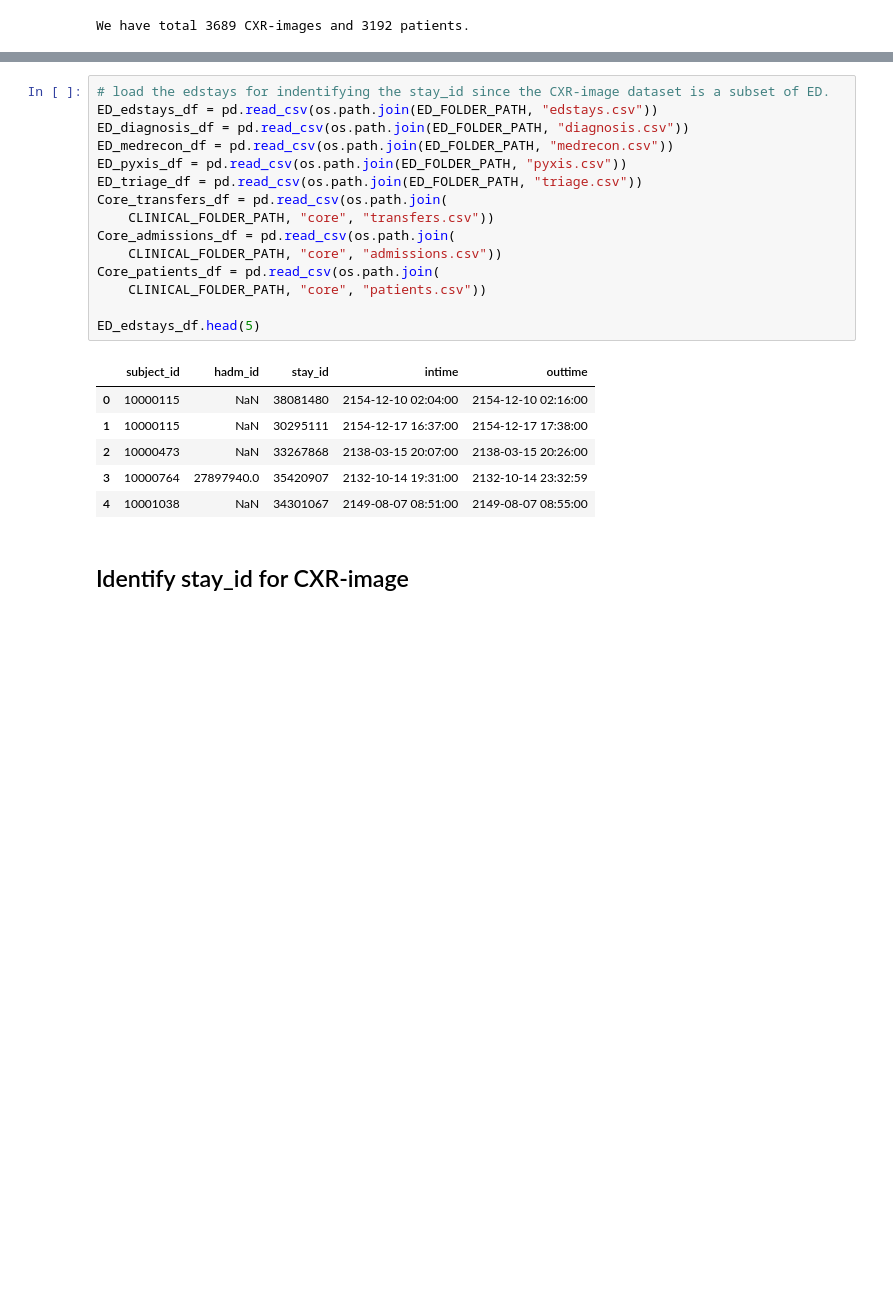
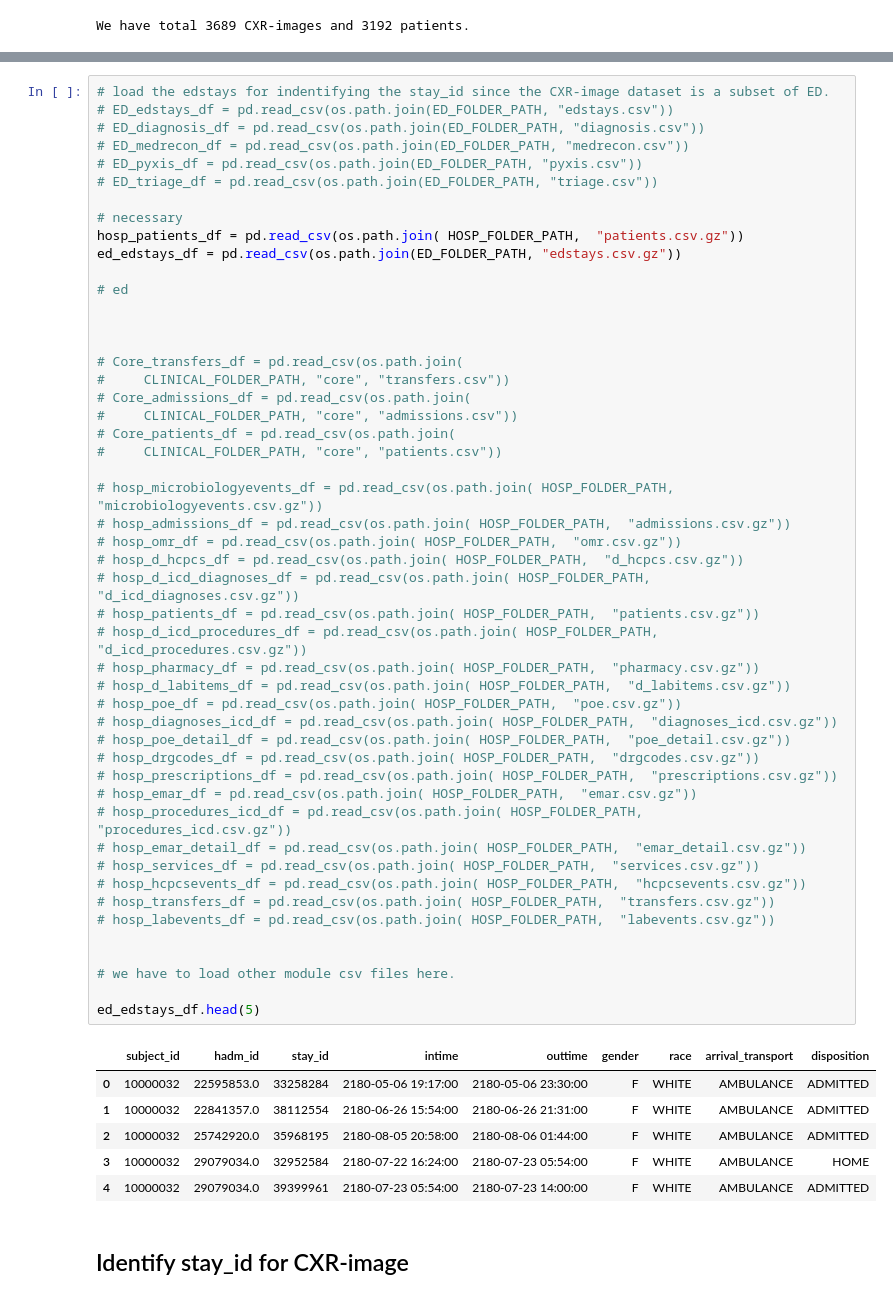
Before and after one commit to ChihchengHsieh/MIMIC-Eye, a Jupyter notebook: [Patient-Level] (1) Clinical_data_import_mini copy.ipynb, the cells around one changed output, grey strips where cells are left out. Cells and saved outputs as stored; diff of their text form; blank space fills up the shorter version.

```diff
--- a/[Patient-Level] (1) Clinical_data_import_mini copy.ipynb
+++ b/[Patient-Level] (1) Clinical_data_import_mini copy.ipynb
@@ -79,26 +87,60 @@ CXR_meta_df.head(5)
 | 539 | 4a629500-9c3281ca-90bab490-9b6ac9... | 10012261 | 53728467 | CHEST (PORTABLE AP) | AP | 2544 | 3056 | 21750906 | ... |
 # %%
 # load the edstays for indentifying the stay_id since the CXR-image dataset is a subset of ED.
-ED_edstays_df = pd.read_csv(os.path.join(ED_FOLDER_PATH, "edstays.csv"))
-ED_diagnosis_df = pd.read_csv(os.path.join(ED_FOLDER_PATH, "diagnosis.csv"))
-ED_medrecon_df = pd.read_csv(os.path.join(ED_FOLDER_PATH, "medrecon.csv"))
-ED_pyxis_df = pd.read_csv(os.path.join(ED_FOLDER_PATH, "pyxis.csv"))
-ED_triage_df = pd.read_csv(os.path.join(ED_FOLDER_PATH, "triage.csv"))
-Core_transfers_df = pd.read_csv(os.path.join(
-    CLINICAL_FOLDER_PATH, "core", "transfers.csv"))
-Core_admissions_df = pd.read_csv(os.path.join(
-    CLINICAL_FOLDER_PATH, "core", "admissions.csv"))
-Core_patients_df = pd.read_csv(os.path.join(
-    CLINICAL_FOLDER_PATH, "core", "patients.csv"))
+# ED_edstays_df = pd.read_csv(os.path.join(ED_FOLDER_PATH, "edstays.csv"))
+# ED_diagnosis_df = pd.read_csv(os.path.join(ED_FOLDER_PATH, "diagnosis.csv"))
+# ED_medrecon_df = pd.read_csv(os.path.join(ED_FOLDER_PATH, "medrecon.csv"))
+# ED_pyxis_df = pd.read_csv(os.path.join(ED_FOLDER_PATH, "pyxis.csv"))
+# ED_triage_df = pd.read_csv(os.path.join(ED_FOLDER_PATH, "triage.csv"))
 
-ED_edstays_df.head(5)
+# necessary
+hosp_patients_df = pd.read_csv(os.path.join( HOSP_FOLDER_PATH,  "patients.csv.gz"))
+ed_edstays_df = pd.read_csv(os.path.join(ED_FOLDER_PATH, "edstays.csv.gz"))
+
+# ed
+
+
+
+# Core_transfers_df = pd.read_csv(os.path.join(
+#     CLINICAL_FOLDER_PATH, "core", "transfers.csv"))
+# Core_admissions_df = pd.read_csv(os.path.join(
+#     CLINICAL_FOLDER_PATH, "core", "admissions.csv"))
+# Core_patients_df = pd.read_csv(os.path.join(
+#     CLINICAL_FOLDER_PATH, "core", "patients.csv"))
+
+# hosp_microbiologyevents_df = pd.read_csv(os.path.join( HOSP_FOLDER_PATH,  "microbiologyevents.csv.gz"))
+# hosp_admissions_df = pd.read_csv(os.path.join( HOSP_FOLDER_PATH,  "admissions.csv.gz"))
+# hosp_omr_df = pd.read_csv(os.path.join( HOSP_FOLDER_PATH,  "omr.csv.gz"))
+# hosp_d_hcpcs_df = pd.read_csv(os.path.join( HOSP_FOLDER_PATH,  "d_hcpcs.csv.gz"))
+# hosp_d_icd_diagnoses_df = pd.read_csv(os.path.join( HOSP_FOLDER_PATH,  "d_icd_diagnoses.csv.gz"))
+# hosp_patients_df = pd.read_csv(os.path.join( HOSP_FOLDER_PATH,  "patients.csv.gz"))
+# hosp_d_icd_procedures_df = pd.read_csv(os.path.join( HOSP_FOLDER_PATH,  "d_icd_procedures.csv.gz"))
+# hosp_pharmacy_df = pd.read_csv(os.path.join( HOSP_FOLDER_PATH,  "pharmacy.csv.gz"))
+# hosp_d_labitems_df = pd.read_csv(os.path.join( HOSP_FOLDER_PATH,  "d_labitems.csv.gz"))
+# hosp_poe_df = pd.read_csv(os.path.join( HOSP_FOLDER_PATH,  "poe.csv.gz"))
+# hosp_diagnoses_icd_df = pd.read_csv(os.path.join( HOSP_FOLDER_PATH,  "diagnoses_icd.csv.gz"))
+# hosp_poe_detail_df = pd.read_csv(os.path.join( HOSP_FOLDER_PATH,  "poe_detail.csv.gz"))
+# hosp_drgcodes_df = pd.read_csv(os.path.join( HOSP_FOLDER_PATH,  "drgcodes.csv.gz"))
+# hosp_prescriptions_df = pd.read_csv(os.path.join( HOSP_FOLDER_PATH,  "prescriptions.csv.gz"))
+# hosp_emar_df = pd.read_csv(os.path.join( HOSP_FOLDER_PATH,  "emar.csv.gz"))
+# hosp_procedures_icd_df = pd.read_csv(os.path.join( HOSP_FOLDER_PATH,  "procedures_icd.csv.gz"))
+# hosp_emar_detail_df = pd.read_csv(os.path.join( HOSP_FOLDER_PATH,  "emar_detail.csv.gz"))
+# hosp_services_df = pd.read_csv(os.path.join( HOSP_FOLDER_PATH,  "services.csv.gz"))
+# hosp_hcpcsevents_df = pd.read_csv(os.path.join( HOSP_FOLDER_PATH,  "hcpcsevents.csv.gz"))
+# hosp_transfers_df = pd.read_csv(os.path.join( HOSP_FOLDER_PATH,  "transfers.csv.gz"))
+# hosp_labevents_df = pd.read_csv(os.path.join( HOSP_FOLDER_PATH,  "labevents.csv.gz"))
+
+
+# we have to load other module csv files here.
+
+ed_edstays_df.head(5)
 # %% [output]
-|  | subject_id | hadm_id | stay_id | intime | outtime |
-| 0 | 10000115 | NaN | 38081480 | 2154-12-10 02:04:00 | 2154-12-10 02:16:00 |
-| 1 | 10000115 | NaN | 30295111 | 2154-12-17 16:37:00 | 2154-12-17 17:38:00 |
-| 2 | 10000473 | NaN | 33267868 | 2138-03-15 20:07:00 | 2138-03-15 20:26:00 |
-| 3 | 10000764 | 27897940.0 | 35420907 | 2132-10-14 19:31:00 | 2132-10-14 23:32:59 |
-| 4 | 10001038 | NaN | 34301067 | 2149-08-07 08:51:00 | 2149-08-07 08:55:00 |
+|  | subject_id | hadm_id | stay_id | intime | outtime | gender | race | arrival_transport | disposition |
+| 0 | 10000032 | 22595853.0 | 33258284 | 2180-05-06 19:17:00 | 2180-05-06 23:30:00 | F | WHITE | AMBULANCE | ADMITTED |
+| 1 | 10000032 | 22841357.0 | 38112554 | 2180-06-26 15:54:00 | 2180-06-26 21:31:00 | F | WHITE | AMBULANCE | ADMITTED |
+| 2 | 10000032 | 25742920.0 | 35968195 | 2180-08-05 20:58:00 | 2180-08-06 01:44:00 | F | WHITE | AMBULANCE | ADMITTED |
+| 3 | 10000032 | 29079034.0 | 32952584 | 2180-07-22 16:24:00 | 2180-07-23 05:54:00 | F | WHITE | AMBULANCE | HOME |
+| 4 | 10000032 | 29079034.0 | 39399961 | 2180-07-23 05:54:00 | 2180-07-23 14:00:00 | F | WHITE | AMBULANCE | ADMITTED |
 # %% [markdown]
 ## Identify stay_id for CXR-image
 # %%
```
Also changed, not shown: parts of 12 cells of this notebook, 7 other files.
